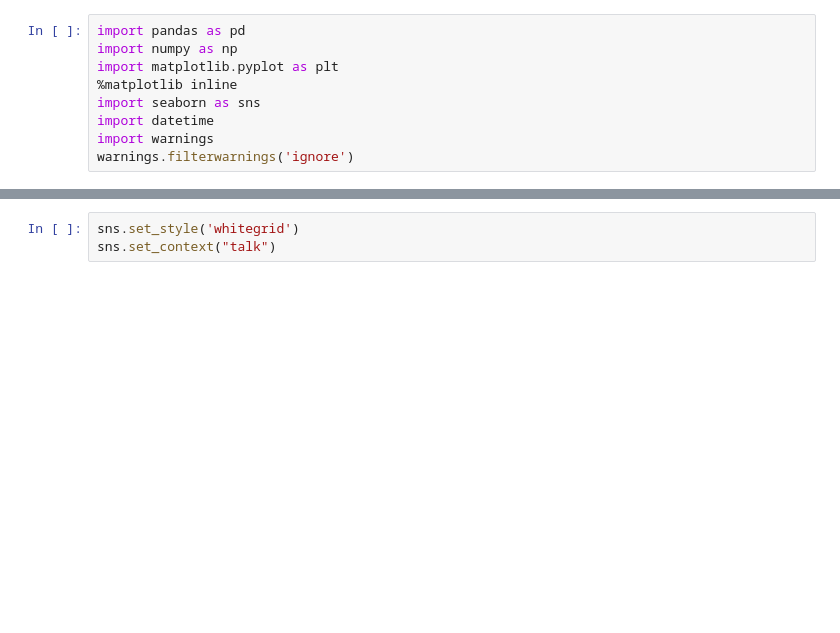
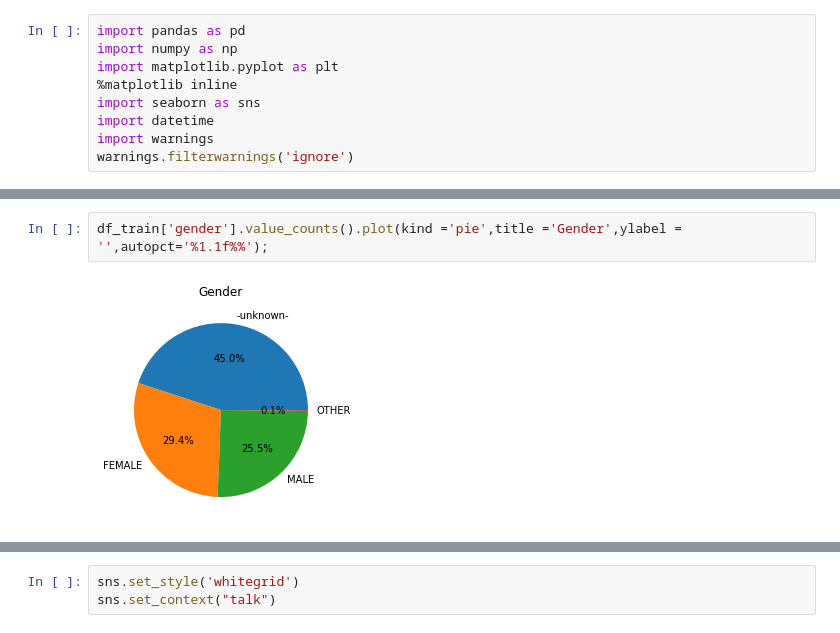
Before and after one commit to SaraAkmal/Sprints-DS, a Jupyter notebook: Airbnb-Data-Analysis.ipynb, the cells around one changed output, grey strips where cells are left out. Saved outputs shown, nothing was run; the diff lists cells and outputs as text; blank space fills up the shorter version.

```diff
--- a/Airbnb-Data-Analysis.ipynb
+++ b/Airbnb-Data-Analysis.ipynb
@@ -21,0 +113,4 @@ df_train.head()
+# %%
+df_train['gender'].value_counts().plot(kind ='pie',title ='Gender',ylabel = '',autopct='%1.1f%%');
+# %% [output]
+[figure, added]
```
Also changed, not shown: parts of 17 cells of this notebook.
